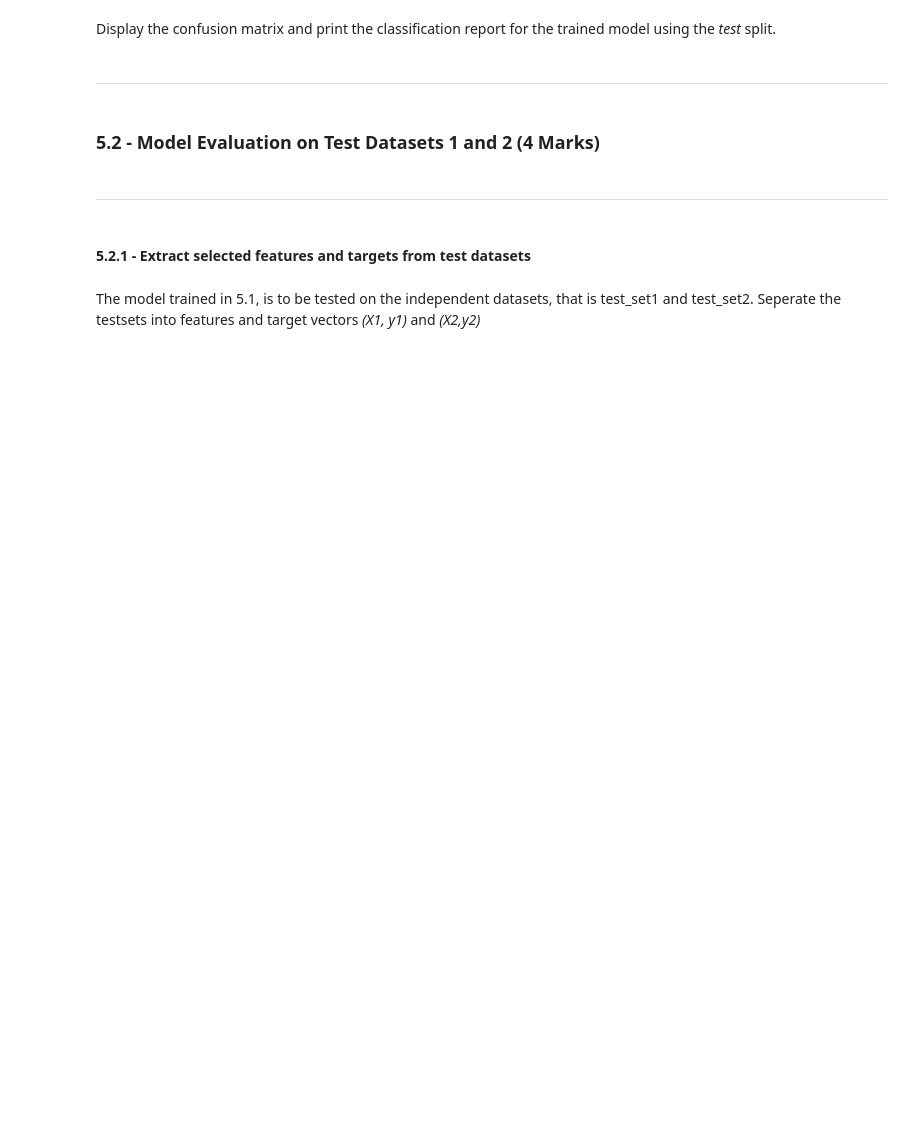
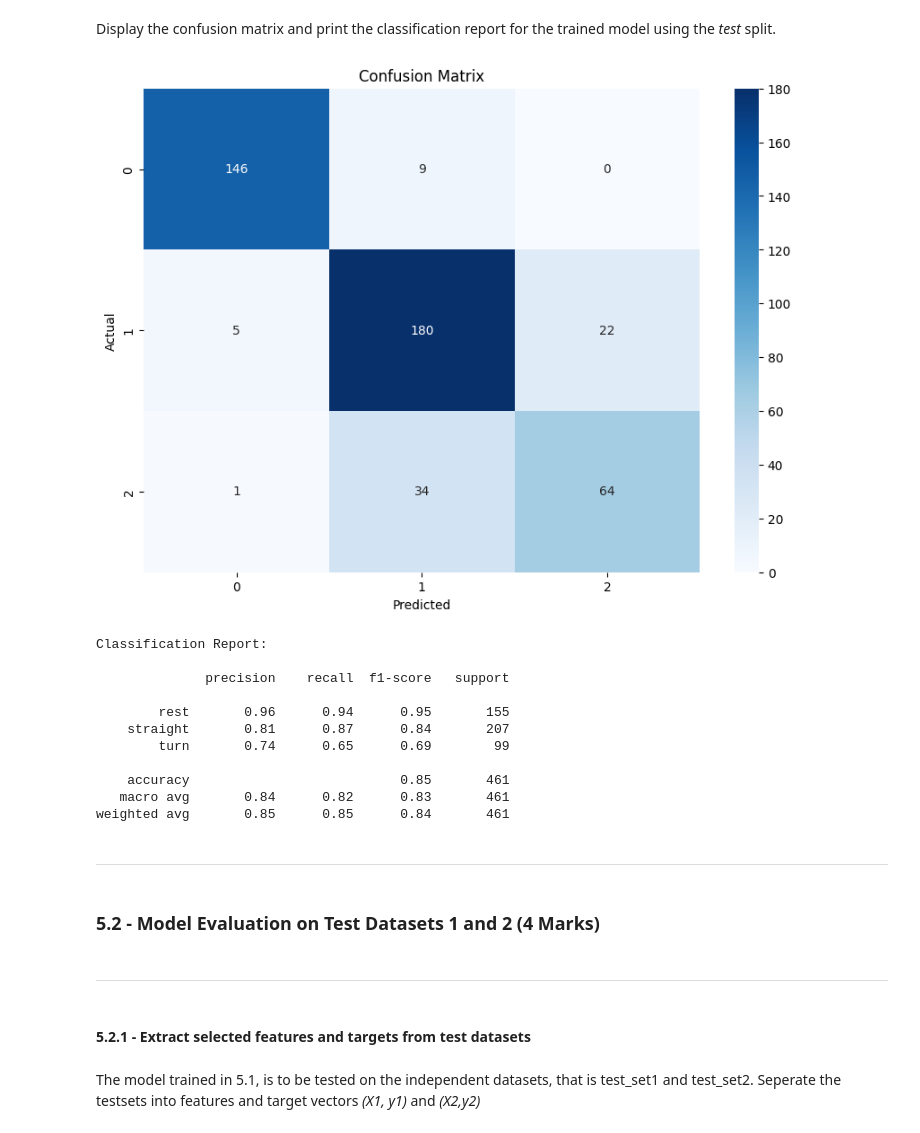
Before and after one commit to ShaikhSikanderAli/engg680_2024_fall, a Jupyter notebook: Lab_Assignment4/Assignment 4.ipynb, the cells around one changed output. Drawn from its saved outputs; the diff is of its cells as text; code cells hidden in the pictures; blank space fills up the shorter version.

```diff
--- a/Lab_Assignment4/Assignment 4.ipynb
+++ b/Lab_Assignment4/Assignment 4.ipynb
@@ -1512,3 +1516,25 @@ Similar to the steps from **1.2.2** and perform model training and tuning using
+# %%
+# Perform any missing imports
+from sklearn.pipeline import Pipeline
+from sklearn.ensemble import RandomForestClassifier
+from sklearn.preprocessing import StandardScaler
+from sklearn.model_selection import GridSearchCV
+# TODO - Initiate the pipeline
+# (1 mark)
+pipe = Pipeline([
+    ('scaler', StandardScaler()),  # Scaler step
+    ('classifier', RandomForestClassifier()) # Random Forest classifier
+])
+# %%
+# TODO - Define the parameter grid for your model
+# (3 marks)
+param_grid = {
+    'classifier__n_estimators': [100, 200],  # number of trees in forest
+    'classifier__max_depth': [None, 10, 20],  # max depth of tree
+    'classifier__min_samples_split': [2, 5],  # min number of samples required to split internal node
+    'classifier__min_samples_leaf': [1, 2],   # min number of samples required to be at leaf node
+    'classifier__bootstrap': [True]           # bootstrap samples are used when building trees
+}
 # %%
 # TODO - Perform the grid search
 grid = GridSearchCV(pipe, param_grid, cv=5, scoring='accuracy', return_train_score=True)
@@ -1537,3 +1582,39 @@ Display the confusion matrix and print the classification report for the trained
+# %%
+# TODO - Display confusion matrix and print classification report
+from sklearn.metrics import confusion_matrix, classification_report
+import matplotlib.pyplot as plt
+import seaborn as sns
+
+# Get predictions for the test set
+y_pred = grid.predict(X_test)
+
+# Compute the confusion matrix
+conf_matrix = confusion_matrix(y_test, y_pred)
+
+# Display the confusion matrix as a heatmap
+plt.figure(figsize=(10, 7))
+sns.heatmap(conf_matrix, annot=True, fmt='d', cmap='Blues')
+plt.xlabel('Predicted')
+plt.ylabel('Actual')
+plt.title('Confusion Matrix')
+plt.show()
+
+# Print the classification report
+print("Classification Report:\n")
+print(classification_report(y_test, y_pred))
+# %% [output]
+[figure, added]
+Classification Report:
+
+              precision    recall  f1-score   support
+
+        rest       0.96      0.94      0.95       155
+    straight       0.81      0.87      0.84       207
+        turn       0.74      0.65      0.69        99
+
+    accuracy                           0.85       461
+   macro avg       0.84      0.82      0.83       461
+weighted avg       0.85      0.85      0.84       461
 # %% [markdown]
 ___
 # %% [markdown]
```
Also changed, not shown: parts of 21 cells of this notebook, 1 other file.
